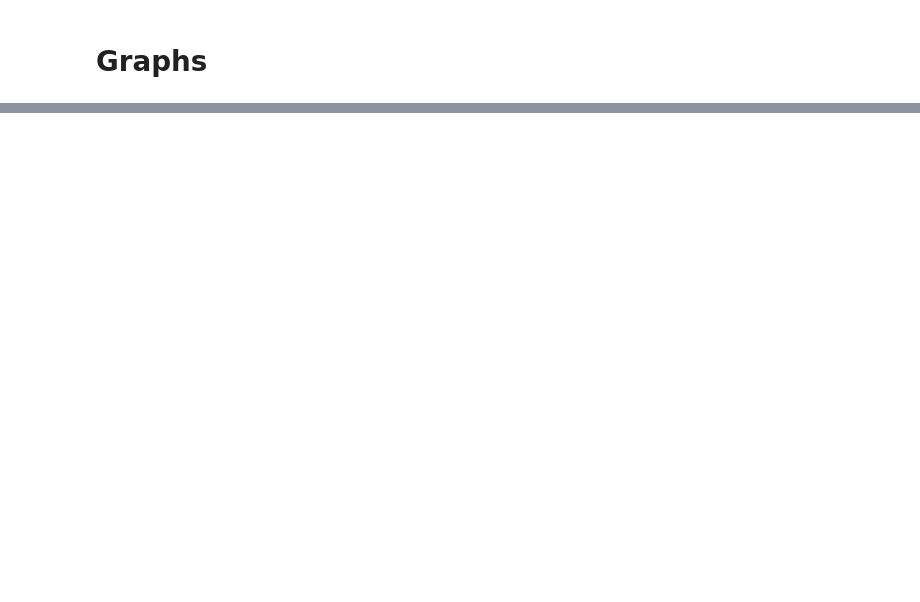
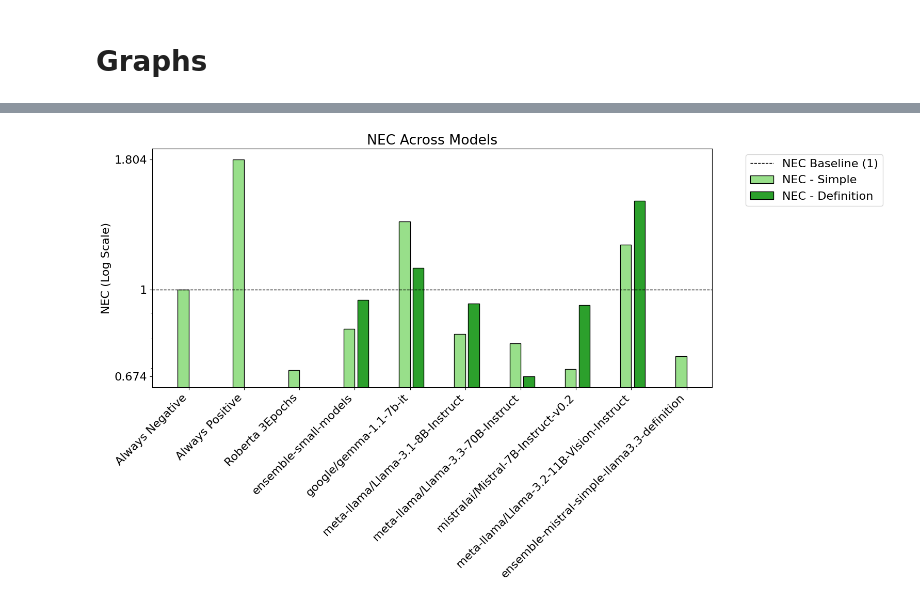
Before and after one commit to leoli51/youtube-conspiracy-detection, a Jupyter notebook: notebooks/graphs_and_tables.ipynb, the cells around one changed output, grey strips where cells are left out. Saved outputs shown, nothing was run; the diff lists cells and outputs as text; code cells hidden in the pictures; blank space fills up the shorter version.

```diff
--- a/notebooks/graphs_and_tables.ipynb
+++ b/notebooks/graphs_and_tables.ipynb
@@ -239,0 +279,88 @@ plt.show()
+# %%
+def show_nec_graph(nec_metric: str, nice_name: str, title: str, models_to_exclude: list[str] = ["Mean Predictor"]) -> None:
+    # Filter out baseline models
+    df_filtered = df[~df["Model"].isin(models_to_exclude)].copy()
+    grouped = df_filtered.groupby(["Model", "Prompt"]).mean(numeric_only=True).reset_index()
+    unique_models = grouped["Model"].unique()
+    unique_models = unique_models[np.argsort([len(s) for s in unique_models])]
+
+    # Define colors
+    metric_colors = {
+        "Simple": light_green,
+        "Definition": dark_green,
+    }
+
+    # Plot histogram with log scale
+    fig, ax = plt.subplots(figsize=(14, 6))
+
+    # X positions for each model
+    x_positions = {}
+    offset = 0
+    bar_width = 0.4  # Adjusted width
+
+    for model in unique_models:
+        x_positions[model] = offset
+        offset += 2  # Spacing between models
+
+    # Create bars
+    plotted_labels = set()
+    for (model, prompt), subset in grouped.groupby(["Model", "Prompt"]):
+        x_base = x_positions[model]
+
+        if prompt == "definition":
+            x_nec = x_base + 0.5
+        else:
+            x_nec = x_base
+
+        nec_label = f"{nice_name} - {prompt.capitalize() if prompt != 'none' else 'Simple'}"
+
+        ax.bar(
+            x_nec,
+            subset[nec_metric].values[0],
+            width=bar_width,
+            color=metric_colors.get(prompt.capitalize(),
+            light_green),
+            label=nec_label if nec_label not in plotted_labels else None,
+            edgecolor="black",
+            )
+
+        plotted_labels.add(nec_label)
+
+    # Add horizontal baseline at NEC = 1
+    ax.axhline(1, linestyle="dashed", color="black", linewidth=1, label="NEC Baseline (1)")
+
+    # Set log scale
+    ax.set_yscale("log")
+    ax.set_ylabel("NEC (Log Scale)")
+    ax.set_xticks([x + 0.2 for x in x_positions.values()])
+    ax.set_xticklabels([model for model in unique_models], rotation=45, ha="right")
+
+    # Ensure y-axis labels appear
+    # Ensure specific y-axis labels appear
+    max_value = df_filtered[nec_metric].max()
+    min_value = df_filtered[nec_metric].min()
+    y_ticks = [min_value, 1, max_value]
+    ax.set_yticks(y_ticks)
+    ax.set_yticklabels([f"{y:g}" for y in y_ticks])
+
+    ax.set_title(title)
+    ax.legend(bbox_to_anchor=(1.05, 1), loc="upper left")
+
+    plt.savefig(title + ".svg", bbox_inches="tight")
+    plt.show()
+
+
+
+show_nec_graph("NEC", "NEC", "NEC Across Models")
+show_nec_graph("NEC reduce FN", "NEC", "NEC Reducing FN Across Models")
+show_nec_graph("NEC reduce FP", "NEC", "NEC Reducing FP Across Models")
+
+show_nec_graph("Bal NEC", "NEC", "NEC Across Models (Balanced Dataset)", models_to_exclude=["Mean Predictor", "Roberta 3Epochs"])
+show_nec_graph("Bal NEC reduce FN", "NEC", "NEC Reducing FN Across Models (Balanced Dataset)", models_to_exclude=["Mean Predictor", "Roberta 3Epochs"])
+show_nec_graph("Bal NEC reduce FP", "NEC", "NEC Reducing FP Across Models (Balanced Dataset)", models_to_exclude=["Mean Predictor", "Roberta 3Epochs"])
+
+show_nec_graph("NEC realistic", "NEC", "NEC Across Models (Realistic Distribution)")
+show_nec_graph("NEC reduce FN realistic", "NEC", "NEC Reducing FN Across Models (Realistic Distribution)")
+show_nec_graph("NEC reduce FP realistic", "NEC", "NEC Reducing FP Across Models (Realistic Distribution)")
+# %% [output]
+[figure, added]
```
Also changed, not shown: parts of 8 cells of this notebook, 5 other files.
